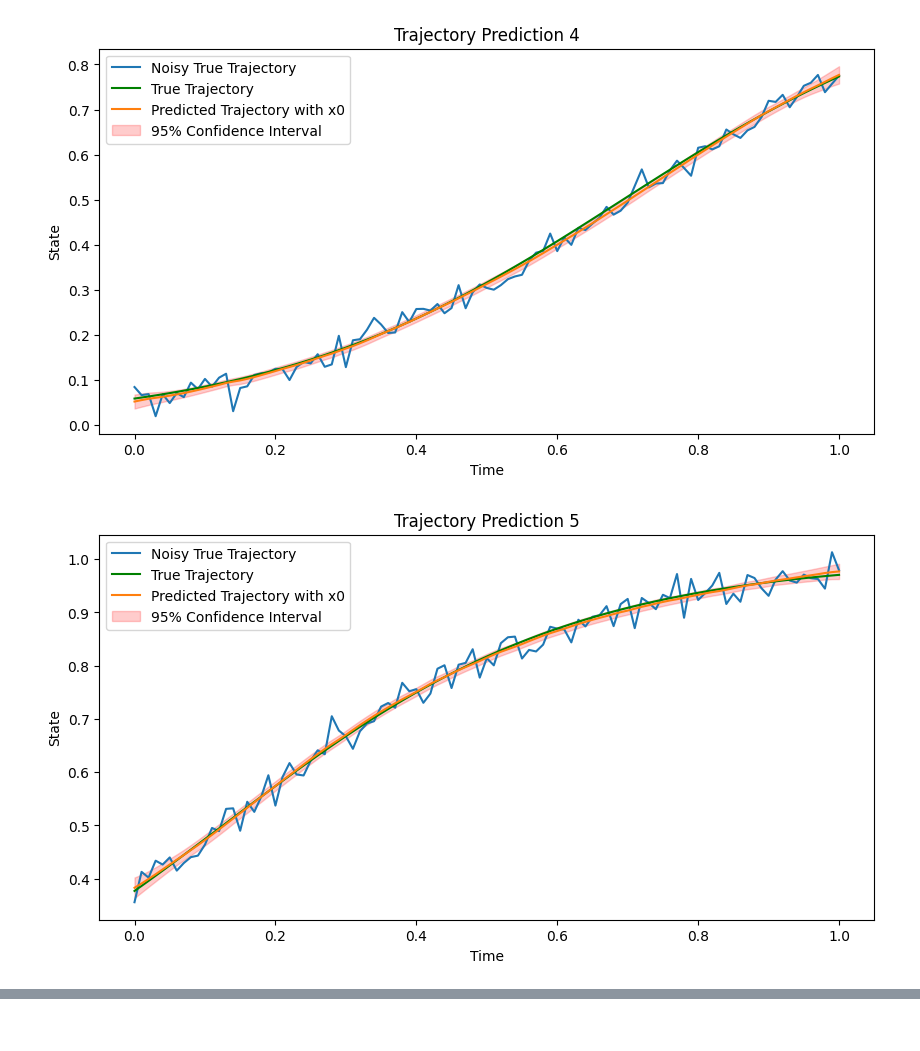
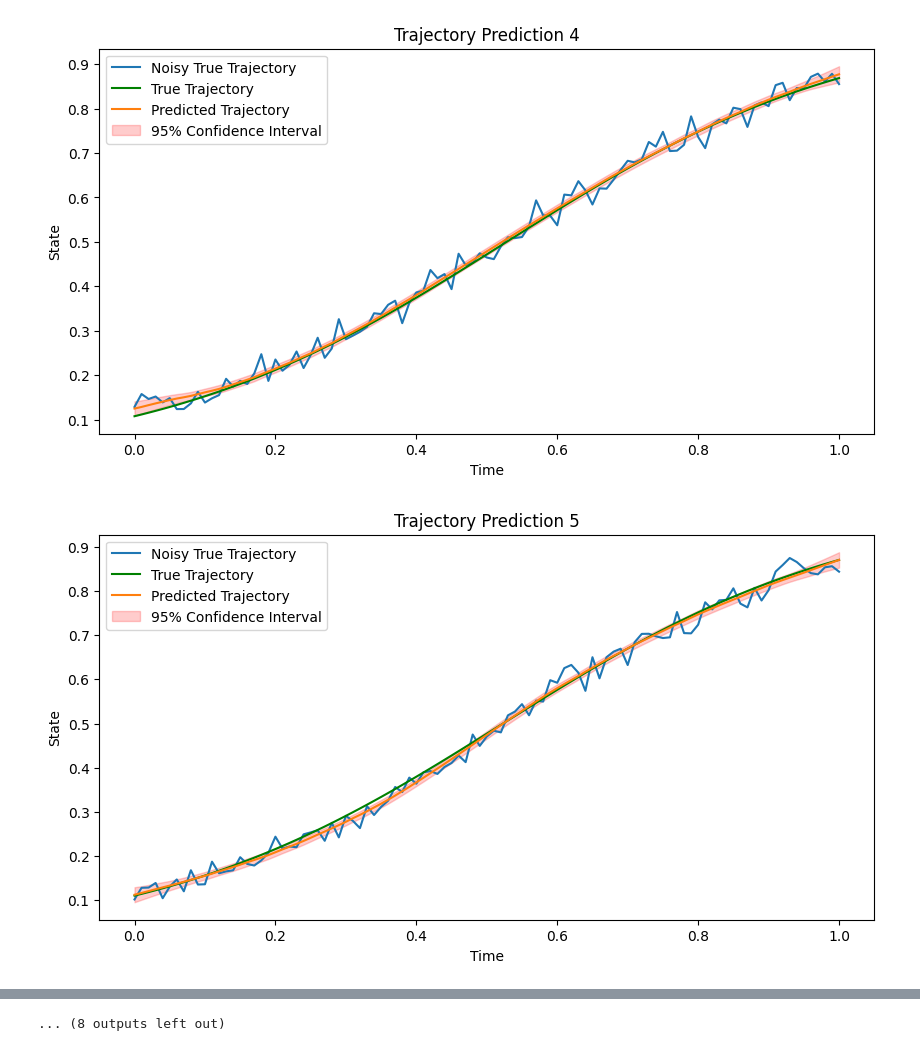
Before and after one commit to mikeleew/OCK_GP, a Jupyter notebook: test.ipynb, the cells around one changed output, grey strips where cells are left out. Cells and saved outputs as stored; diff of their text form; code cells hidden in the pictures.

```diff
--- a/test.ipynb
+++ b/test.ipynb
@@ -29,8 +30,8 @@ df_test = df.loc[df['TEST'] == 1]
 # %%
 dg = pd.read_csv('datasets/logistic_ver_2_noise_0_0.csv')
 dg = dg.loc[dg['cluster'] == 0].drop('cluster', axis=1)  # Only use one cluster
-#dg_train = dg.loc[dg['TRAIN'] == 1]
-#dg_val = dg.loc[dg['VALIDATE'] == 1]
+dg_train = dg.loc[dg['TRAIN'] == 1]
+dg_val = dg.loc[dg['VALIDATE'] == 1]
 dg_test = dg.loc[dg['TEST'] == 1]
 # %%
 def get_data(dg: pd.DataFrame) -> Tuple[List[jnp.ndarray], List[jnp.ndarray]]:
@@ -50,10 +51,12 @@ traj_train, t_train = get_data(df_train)
 traj_val, t_val = get_data(df_val)
 traj_test, t_test = get_data(df_test)
 
+true_train, _ = get_data(dg_train)
+true_val, _ = get_data(dg_val)
 true_test, _ = get_data(dg_test)
 # %%
-traj_train = traj_train[0:1]
-t_train = t_train[0:1]
+# traj_train = traj_train[0:1]
+# t_train = t_train[0:1]
 # %%
 plt.figure(figsize=(10, 5))
 for k in range(len(traj_train)):
@@ -68,5 +73,7 @@ kernel = lambda x, y: kernels.gaussian_kernel_len_scales(x, y, len_scales=data_s
 lam_init = 0.02**2
 # %%
+core = reload(core)
+
 def OCK_fit(traj: List[jnp.ndarray], t: List[jnp.ndarray], kernel: Callable, lam: float) -> Tuple[Callable, Callable]:
     '''Estimate the posterior Gaussian process vector field of trajectories using the OCK method.
 
@@ -85,7 +92,8 @@ def OCK_fit(traj: List[jnp.ndarray], t: List[jnp.ndarray], kernel: Callable, lam
 
     delta_t = core.get_delta_t(t)
     delta_y = core.get_delta_y(traj)
-    traj_idx = core.get_traj_idx(traj)
+    traj_idx = core.get_traj_idx(traj, include_first=True)
+    # print(traj_idx)
     traj_data = jnp.concatenate(traj, axis=0)
     K_mat = kernel(traj_data, traj_data)
     K_mat = K_mat[0:-1] + K_mat[1:]
@@ -102,11 +110,13 @@ def OCK_fit(traj: List[jnp.ndarray], t: List[jnp.ndarray], kernel: Callable, lam
     traj_lens = jnp.cumsum(traj_lens)
     # print((diag_1 + diag_2 + diag_3)[traj_lens])
     # print((diag_1 + diag_2 + diag_3)[:, traj_lens])
-    diag_2 = diag_2.at[:, traj_lens].set(0)
-    diag_3 = diag_3.at[traj_lens].set(0)
+    diag_2 = diag_2.at[traj_lens, :].set(0)
+    diag_3 = diag_3.at[:, traj_lens].set(0)
     # print((diag_1 + diag_2 + diag_3)[traj_lens])
     # print((diag_1 + diag_2 + diag_3)[:, traj_lens])
+    # diag_mat = diag_1 + diag_2 + diag_3
     gram_mat = K_mat + diag_1 + diag_2 + diag_3
+    # print(diag_mat[0:102,0:102])
     alpha = jnp.linalg.solve(gram_mat, delta_y)
 
 
@@ -175,15 +187,16 @@ def get_gram_matrix(K_mat: jnp.ndarray, delta_t: jnp.ndarray) -> jnp.ndarray:
     K_mat = jnp.concatenate([jnp.zeros((K_mat.shape[0], 1)), K_mat], axis=1)
     return K_mat
 # %%
-eta = 1e-1  # Prior uncertainty in initial conditions
+eta = 0.2**2  # Prior uncertainty in initial conditions
 x0 = []
-num_preds = 10
+num_preds = 20
 # lam = 0.02**2
 lam = lam_init
+new_preds = []
 for k in range(num_preds):
     # pred_k = pred_test_with_x0[k]
-    delta_t_k = core.get_delta_t([t_test[k]])
-    traj_k = traj_test[k]
+    delta_t_k = core.get_delta_t([t_train[k]])
+    traj_k = traj_train[k]
     # K_mat_xt = kernel(traj_k, traj_k)
     K_mat = kernel(traj_k, traj_k)
     # K_mat_xx = kernel(traj_k, traj_k)
@@ -204,11 +217,12 @@ for k in range(num_preds):
         sigma_k.append(sigma[0, 0])
     new_pred_k = jnp.array(new_pred_k)
     sigma_k = jnp.array(sigma_k)
+    new_preds.append(new_pred_k[:, None])
     plt.figure(figsize=(10, 5))
-    plt.plot(t_test[k], traj_test[k], label='Noisy True Trajectory')
-    plt.plot(t_test[k], true_test[k], label='True Trajectory', color='green')
-    plt.plot(t_test[k], new_pred_k, label='Predicted Trajectory with x0')
-    plt.fill_between(t_test[k], new_pred_k - 1.96 * jnp.sqrt(sigma_k), new_pred_k + 1.96 * jnp.sqrt(sigma_k), alpha=0.2, label='95% Confidence Interval', color='red')
+    plt.plot(t_train[k], traj_train[k], label='Noisy True Trajectory')
+    plt.plot(t_train[k], true_train[k], label='True Trajectory', color='green')
+    plt.plot(t_train[k], new_pred_k, label='Predicted Trajectory')
+    plt.fill_between(t_train[k], new_pred_k - 1.96 * jnp.sqrt(sigma_k), new_pred_k + 1.96 * jnp.sqrt(sigma_k), alpha=0.2, label='95% Confidence Interval', color='red')
     plt.legend()
     plt.title(f'Trajectory Prediction {k+1}')
     plt.xlabel('Time')
@@ -221,5 +235,5 @@ for k in range(num_preds):
     if k == 12:
         plt.savefig('pictures/init_cond_pred_fixed_traj_12.pdf')
     '''
-    plt.show()
+    # plt.show()
 # %% [output]
@@ -229,2 +243,2 @@ for k in range(num_preds):
-[figure, old version]
+[figure, new version]
-[figure, old version]
+[figure, new version]
@@ -235,0 +252 @@ for k in range(num_preds):
+... (8 outputs left out)
```
Also changed, not shown: parts of 5 cells of this notebook, 5 other files.
